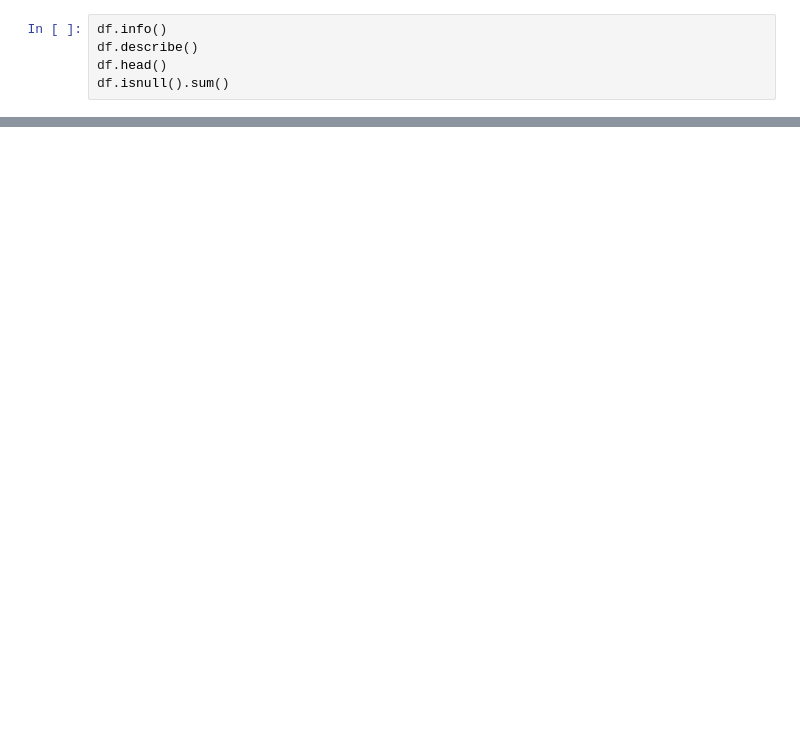
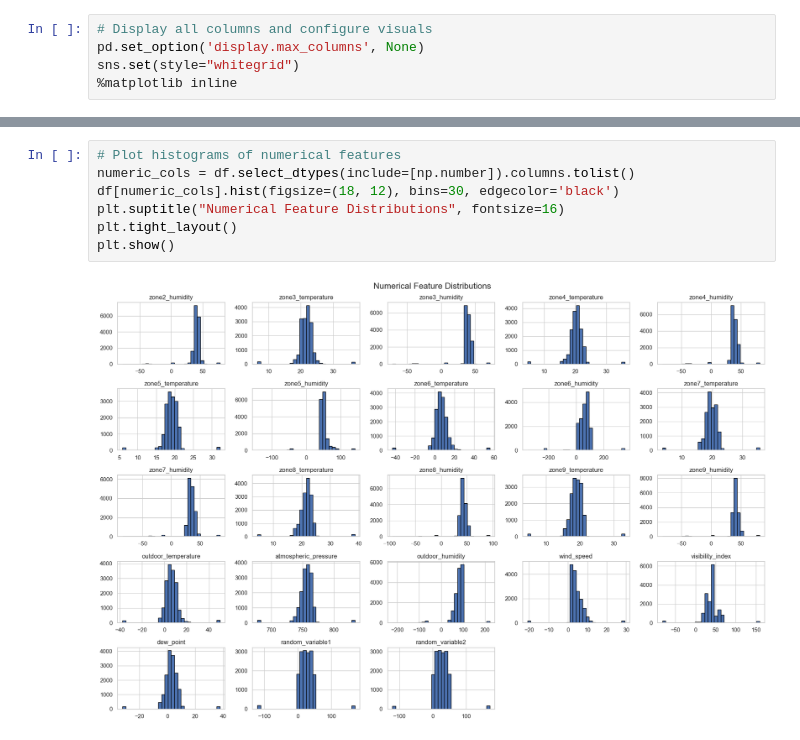
Before and after one commit to SatAi999/DS-Intern-Assignment-Satwik, a Jupyter notebook: notebook/energy_analysis.ipynb, the cells around one changed output, grey strips where cells are left out. Drawn from its saved outputs; the diff is of its cells as text; blank space fills up the shorter version.

Commit message:
Perform EDA and add visualizations to energy_analysis.ipynb

```diff
--- a/notebook/energy_analysis.ipynb
+++ b/notebook/energy_analysis.ipynb
@@ -24,7 +29,7 @@ Data loaded successfully with shape: (16857, 29)
 | 16856 | 2016-12-01 15:50:00 | 30.0 | 0.0 | 20.066666666666695 | 43.863333333333294 | ... |
 16857 rows × 29 columns
 # %%
-df.info()
-df.describe()
-df.head()
-df.isnull().sum()
+# Display all columns and configure visuals
+pd.set_option('display.max_columns', None)
+sns.set(style="whitegrid")
+%matplotlib inline
@@ -30,0 +131,9 @@ df.isnull().sum()
+# %%
+# Plot histograms of numerical features
+numeric_cols = df.select_dtypes(include=[np.number]).columns.tolist()
+df[numeric_cols].hist(figsize=(18, 12), bins=30, edgecolor='black')
+plt.suptitle("Numerical Feature Distributions", fontsize=16)
+plt.tight_layout()
+plt.show()
+# %% [output]
+[figure, added]
```
Also changed, not shown: parts of 8 cells of this notebook.
